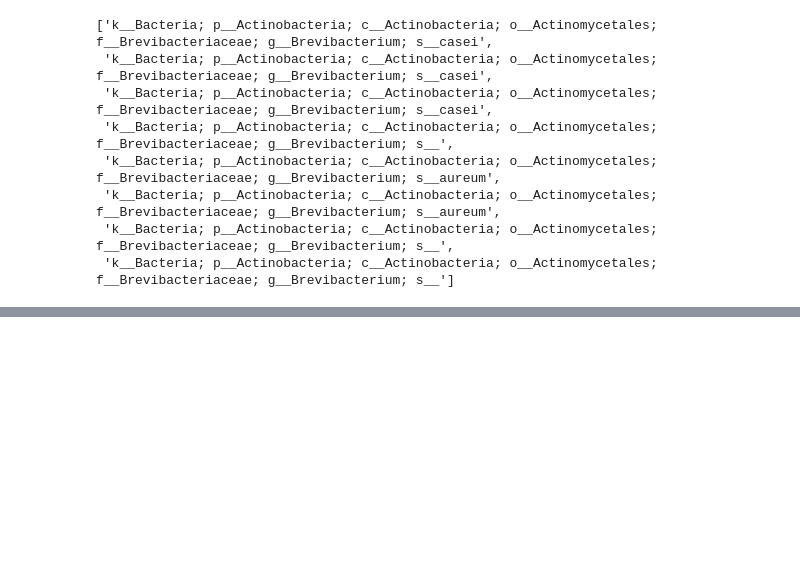
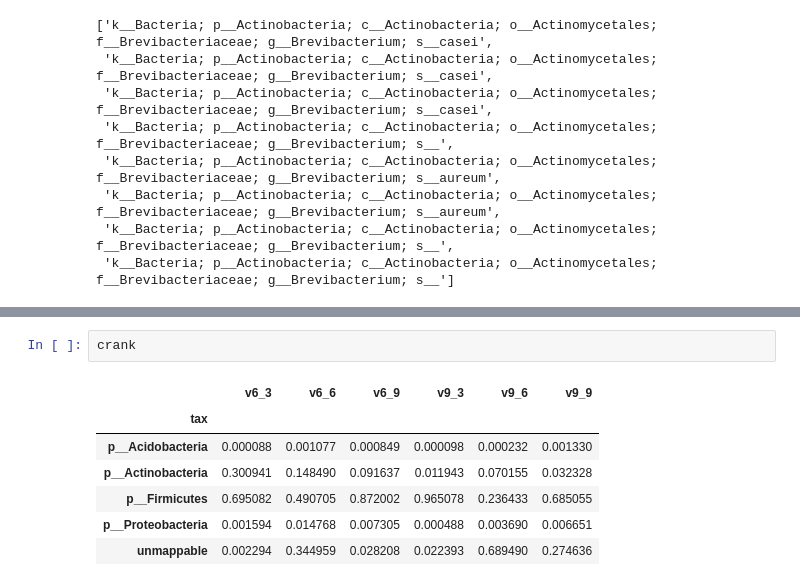
Before and after one commit to sjanssen2/ggmap, a Jupyter notebook: Untitled.ipynb, the cells around one changed output, grey strips where cells are left out. Cells and saved outputs as stored; diff of their text form; blank space fills up the shorter version.

```diff
--- a/Untitled.ipynb
+++ b/Untitled.ipynb
@@ -297,0 +309,10 @@ match_taxid_to_otuid(38300003, gg97)
+# %%
+crank
+# %% [output]
+|  | v6_3 | v6_6 | v6_9 | v9_3 | v9_6 | v9_9 |
+| tax |  |  |  |  |  |  |
+| p__Acidobacteria | 0.000088 | 0.001077 | 0.000849 | 0.000098 | 0.000232 | 0.001330 |
+| p__Actinobacteria | 0.300941 | 0.148490 | 0.091637 | 0.011943 | 0.070155 | 0.032328 |
+| p__Firmicutes | 0.695082 | 0.490705 | 0.872002 | 0.965078 | 0.236433 | 0.685055 |
+| p__Proteobacteria | 0.001594 | 0.014768 | 0.007305 | 0.000488 | 0.003690 | 0.006651 |
+| unmappable | 0.002294 | 0.344959 | 0.028208 | 0.022393 | 0.689490 | 0.274636 |
```
Also changed, not shown: parts of 18 cells of this notebook.
